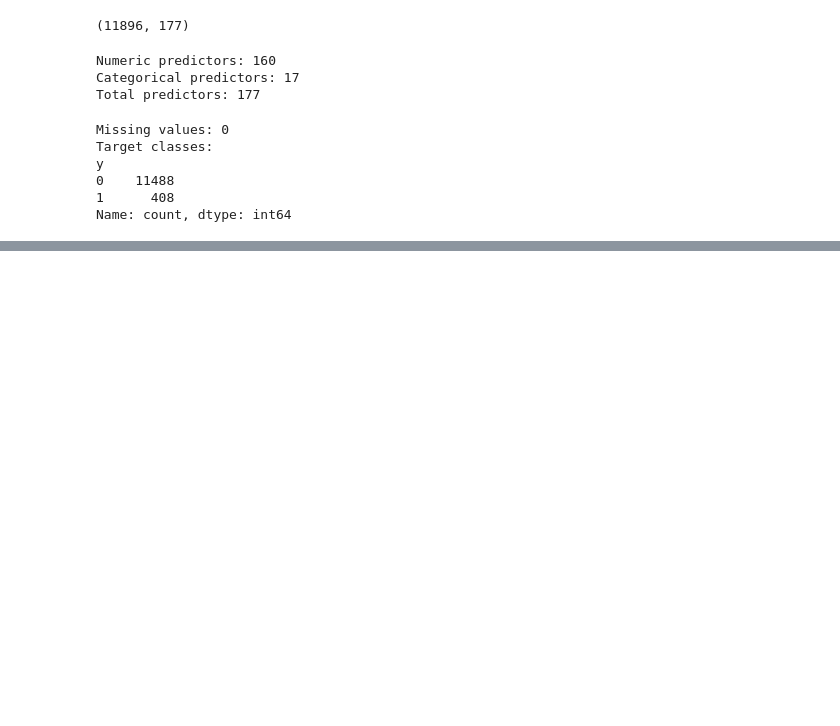
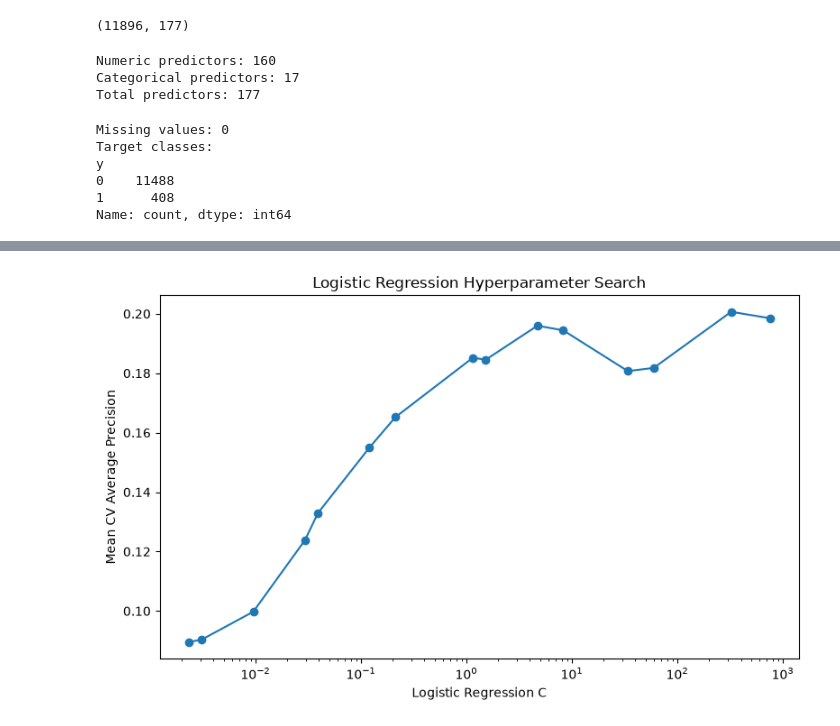
Before and after one commit to ACSanders/beyond-churn, a Jupyter notebook: notebooks/02_churn_prediction.ipynb, the cells around one changed output, grey strips where cells are left out. Saved outputs shown, nothing was run; the diff lists cells and outputs as text; code cells hidden in the pictures; blank space fills up the shorter version.

Commit message:
Add calibrated logistic churn baseline

```diff
--- a/notebooks/02_churn_prediction.ipynb
+++ b/notebooks/02_churn_prediction.ipynb
@@ -132,0 +251,11 @@ Name: count, dtype: int64
+# %%
+logistic_model = Pipeline(
+    steps=[
+        ("preprocessor", preprocessor),
+        ("model", LogisticRegression(
+            max_iter=1000
+        ))
+    ]
+)
+
+logistic_model
@@ -132,0 +359,13 @@ Name: count, dtype: int64
+# %%
+cv_results = pd.DataFrame(logistic_search.cv_results_)
+
+cv_results = cv_results[
+    [
+        "param_model__C",
+        "mean_test_score",
+        "std_test_score",
+        "rank_test_score"
+    ]
+].sort_values("rank_test_score")
+
+cv_results.head(10)
@@ -132,0 +384,23 @@ Name: count, dtype: int64
+# %%
+# plot
+# let us see whether performance improves consistently as regularization weakens, if there's a clear best/optimum, or it's basically flat over a wide range
+# using log x-axis is the right way to do this because C was searched over many orders of magnitude
+cv_results_sorted = cv_results.sort_values("param_model__C")
+
+plt.figure(figsize=(8, 5))
+
+plt.plot(
+    cv_results_sorted["param_model__C"],
+    cv_results_sorted["mean_test_score"],
+    marker="o"
+)
+
+plt.xscale("log")
+plt.xlabel("Logistic Regression C")
+plt.ylabel("Mean CV Average Precision")
+plt.title("Logistic Regression Hyperparameter Search")
+
+plt.tight_layout()
+plt.show()
+# %% [output]
+[figure, added]
```
Also changed, not shown: parts of 45 cells of this notebook.
